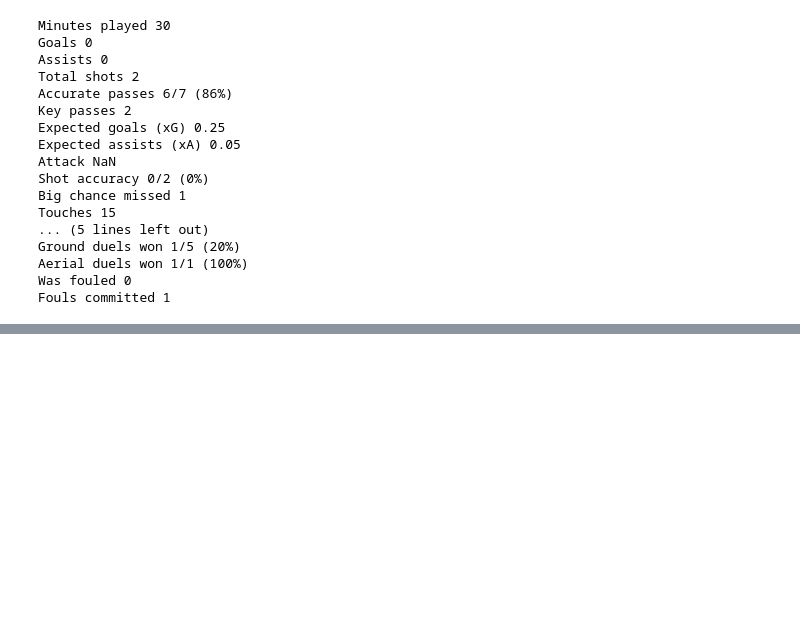
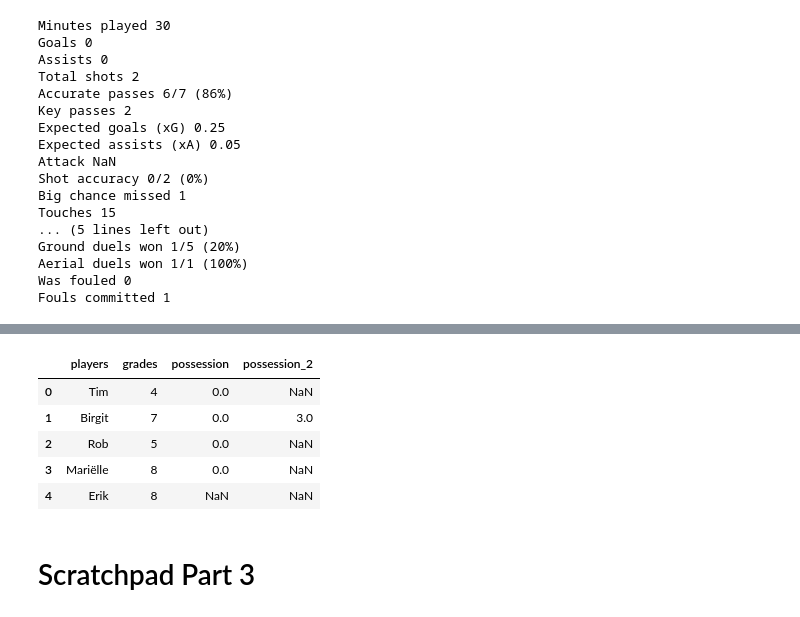
Before and after one commit to pjjongenelen/footballmsc, a Jupyter notebook: scratchpad.ipynb, the cells around one changed output, grey strips where cells are left out. Saved outputs shown, nothing was run; the diff lists cells and outputs as text; code cells hidden in the pictures; blank space fills up the shorter version.

```diff
--- a/scratchpad.ipynb
+++ b/scratchpad.ipynb
@@ -151,0 +156,3 @@ Fouls committed 1
+# %%
+df = pd.DataFrame({'players': ['Tim', 'Birgit', 'Rob', 'Mariëlle'], 'grades': [4, 7, 5, 8], 'possession': [0, 0, 0, 0]})
+df
@@ -151,0 +165,7 @@ Fouls committed 1
+# %%
+row_index = df.index[(df.players == 'Tim') & (df.grades == 2)]
+if len(row_index) > 0:
+    df.at[row_index[0], 'possession'] = 3
+else:
+    print('CAREFUL! PLAYER NOT FOUND FOR THESE VARIABLE VALUES:')
+df
@@ -151,0 +182,3 @@ Fouls committed 1
+# %%
+df.at[1, 'possession_2'] = 3
+df
@@ -151,0 +191,11 @@ Fouls committed 1
+# %%
+pd.concat([df, pd.DataFrame({'players': ['Erik'], 'grades': [8]})], ignore_index = True)
+# %% [output]
+|  | players | grades | possession | possession_2 |
+| 0 | Tim | 4 | 0.0 | NaN |
+| 1 | Birgit | 7 | 0.0 | 3.0 |
+| 2 | Rob | 5 | 0.0 | NaN |
+| 3 | Mariëlle | 8 | 0.0 | NaN |
+| 4 | Erik | 8 | NaN | NaN |
+# %% [markdown]
+# Scratchpad Part 3
```
Also changed, not shown: parts of 18 cells of this notebook, 4 other files.
